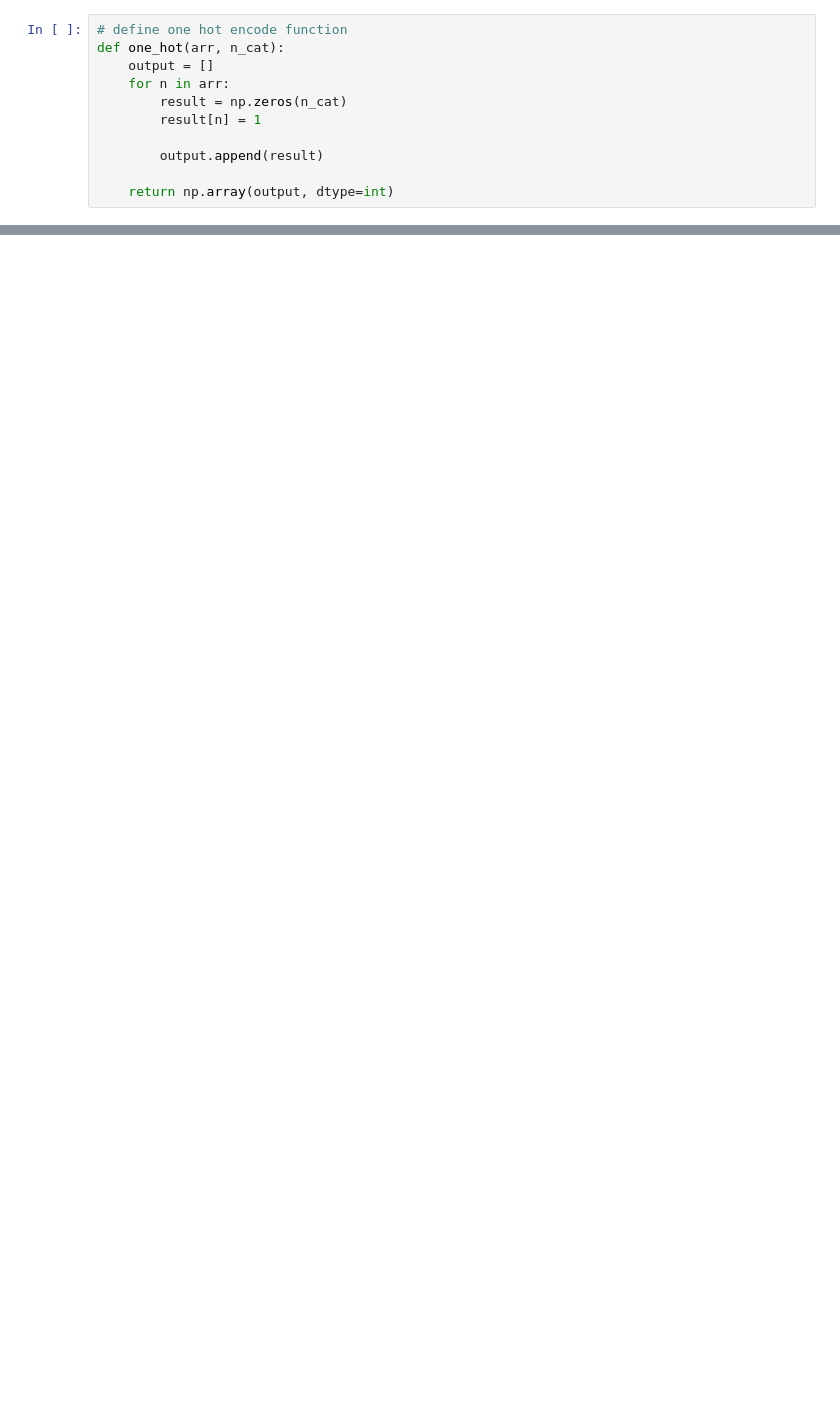
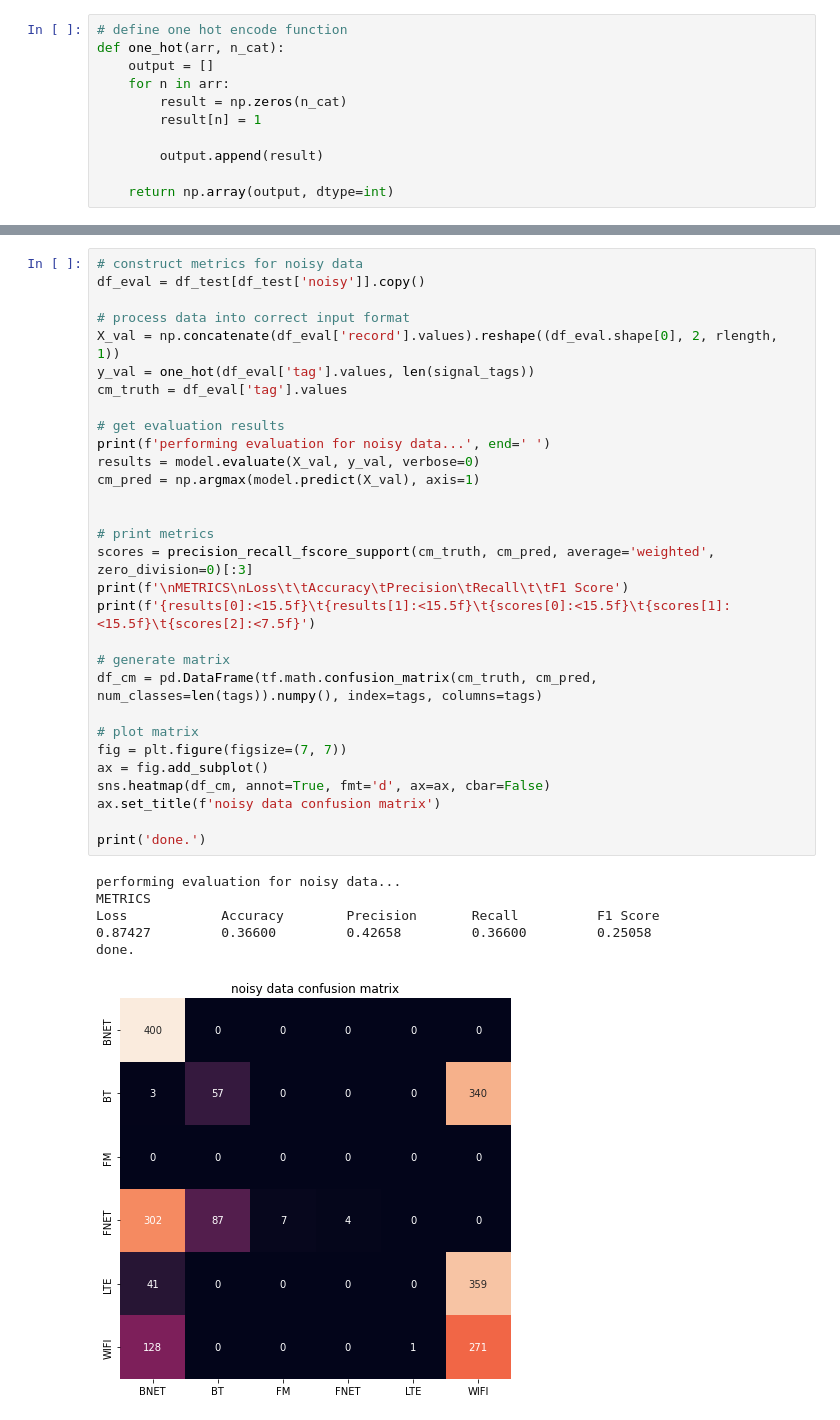
Before and after one commit to yakisoap-bar/internship-stuff, a Jupyter notebook: training_notebooks/model_eval.ipynb, the cells around one changed output, grey strips where cells are left out. Drawn from its saved outputs; the diff is of its cells as text; blank space fills up the shorter version.

```diff
--- a/training_notebooks/model_eval.ipynb
+++ b/training_notebooks/model_eval.ipynb
@@ -303,0 +342,37 @@ ROOM            0/0             385/400         0/0             400/400
+# %%
+# construct metrics for noisy data
+df_eval = df_test[df_test['noisy']].copy()
+
+# process data into correct input format
+X_val = np.concatenate(df_eval['record'].values).reshape((df_eval.shape[0], 2, rlength, 1))
+y_val = one_hot(df_eval['tag'].values, len(signal_tags))
+cm_truth = df_eval['tag'].values
+
+# get evaluation results
+print(f'performing evaluation for noisy data...', end=' ')
+results = model.evaluate(X_val, y_val, verbose=0)
+cm_pred = np.argmax(model.predict(X_val), axis=1)
+
+
+# print metrics
+scores = precision_recall_fscore_support(cm_truth, cm_pred, average='weighted', zero_division=0)[:3]
+print(f'\nMETRICS\nLoss\t\tAccuracy\tPrecision\tRecall\t\tF1 Score')
+print(f'{results[0]:<15.5f}\t{results[1]:<15.5f}\t{scores[0]:<15.5f}\t{scores[1]:<15.5f}\t{scores[2]:<7.5f}')
+
+# generate matrix
+df_cm = pd.DataFrame(tf.math.confusion_matrix(cm_truth, cm_pred, num_classes=len(tags)).numpy(), index=tags, columns=tags)
+
+# plot matrix
+fig = plt.figure(figsize=(7, 7))
+ax = fig.add_subplot()
+sns.heatmap(df_cm, annot=True, fmt='d', ax=ax, cbar=False)
+ax.set_title(f'noisy data confusion matrix')
+
+print('done.')
+# %% [output]
+performing evaluation for noisy data...
+METRICS
+Loss            Accuracy        Precision       Recall          F1 Score
+0.87427         0.36600         0.42658         0.36600         0.25058
+done.
+[figure, added]
```
Also changed, not shown: parts of 7 cells of this notebook.
